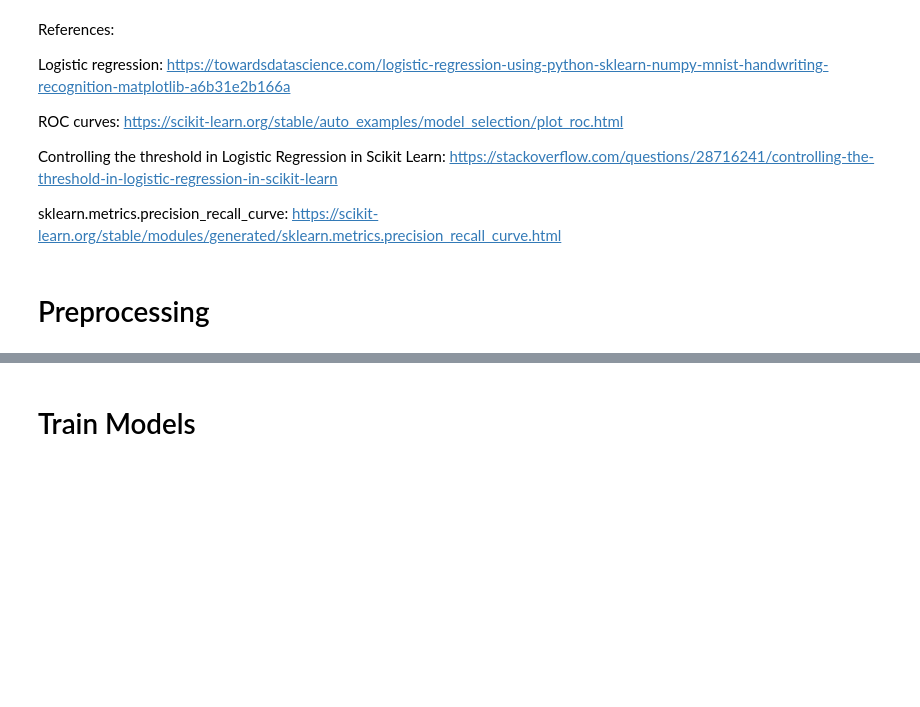
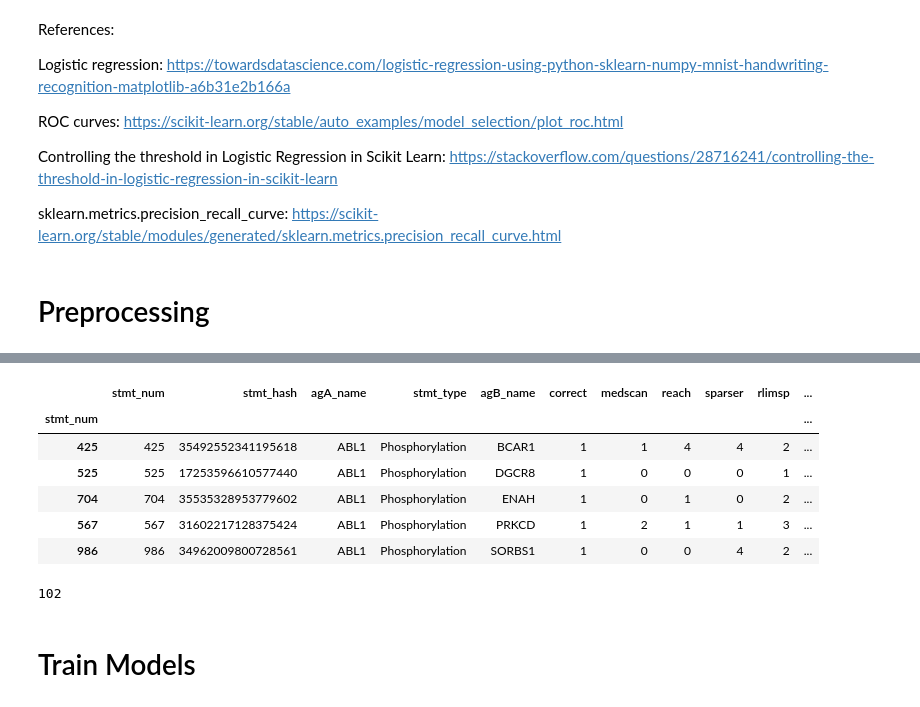
Before and after one commit to sorgerlab/indra_assembly_paper, a Jupyter notebook: Belief Prediction.ipynb, the cells around one changed output, grey strips where cells are left out. Saved outputs shown, nothing was run; the diff lists cells and outputs as text; code cells hidden in the pictures; blank space fills up the shorter version.

```diff
--- a/Belief Prediction.ipynb
+++ b/Belief Prediction.ipynb
@@ -23,0 +27,11 @@ from sklearn import metrics
+# %%
+# Load and preprocess the KGE/curation dataset
+with open('kge_dataset.pkl', 'rb') as f:
+    kge_dataset = pickle.load(f)
+kge_df = pd.DataFrame.from_records(kge_dataset)
+kge_df = kge_df.fillna(0)
+# Every column except agent names and stmt type should be int
+dtype_dict = {col: 'int64' for col in kge_df.columns
+              if col not in ('agA_name', 'stmt_type', 'agB_name')}
+kge_df = kge_df.astype(dtype_dict)
+kge_df.head()
@@ -24,3 +45,7 @@ from sklearn import metrics
 # %%
+# Load previous curation dataset and the KGE scores
 with open('curation_dataset.pkl', 'rb') as f:
     data_dict = pickle.load(f)
+
+kge_df_scores = pd.read_csv('kge_dataset_w_scores.csv', index_col=0)
+kge_df_scores.head()
@@ -26,0 +59,6 @@ with open('curation_dataset.pkl', 'rb') as f:
+# %%
+# Prepare the scores data for the join
+kds = kge_df_scores
+kds = kds.rename(columns={'subject': 'agA_name', 'object': 'agB_name', 'relation': 'stmt_type'})
+kds = kds.set_index([kds.agA_name, kds.stmt_type, kds.agB_name, kds.correct])
+kds.head()
@@ -27 +73,16 @@ with open('curation_dataset.pkl', 'rb') as f:
+# %%
+# Set the multiindex on the main dataframe and do the join
+kge_join = kge_df.set_index([kge_df.agA_name, kge_df.stmt_type, kge_df.agB_name, kge_df.correct]).join(kds, rsuffix='sc')
+kge_join = kge_join.set_index(kge_join.stmt_num)
+kge_join = kge_join.drop(columns=['agA_namesc', 'stmt_typesc', 'agB_namesc', 'correctsc'])
+kge_join = kge_join[~pd.isna(kge_join.score)] # Keep only the rows with KGE scores
+kge_join.head()
+# %% [output]
+|  | stmt_num | stmt_hash | agA_name | stmt_type | agB_name | correct | medscan | reach | sparser | rlimsp | ... |
+| stmt_num |  |  |  |  |  |  |  |  |  |  | ... |
+| 425 | 425 | 35492552341195618 | ABL1 | Phosphorylation | BCAR1 | 1 | 1 | 4 | 4 | 2 | ... |
+| 525 | 525 | 17253596610577440 | ABL1 | Phosphorylation | DGCR8 | 1 | 0 | 0 | 0 | 1 | ... |
+| 704 | 704 | 35535328953779602 | ABL1 | Phosphorylation | ENAH | 1 | 0 | 1 | 0 | 2 | ... |
+| 567 | 567 | 31602217128375424 | ABL1 | Phosphorylation | PRKCD | 1 | 2 | 1 | 1 | 3 | ... |
+| 986 | 986 | 34962009800728561 | ABL1 | Phosphorylation | SORBS1 | 1 | 0 | 0 | 4 | 2 | ... |
 # %%
@@ -41,2 +105,6 @@ x_train, x_test, y_train, y_test = train_test_split(x, y, test_size=0.2)
+# %%
+test_size
+# %% [output]
+102
 # %% [markdown]
 # Train Models
```
Also changed, not shown: parts of 18 cells of this notebook.
